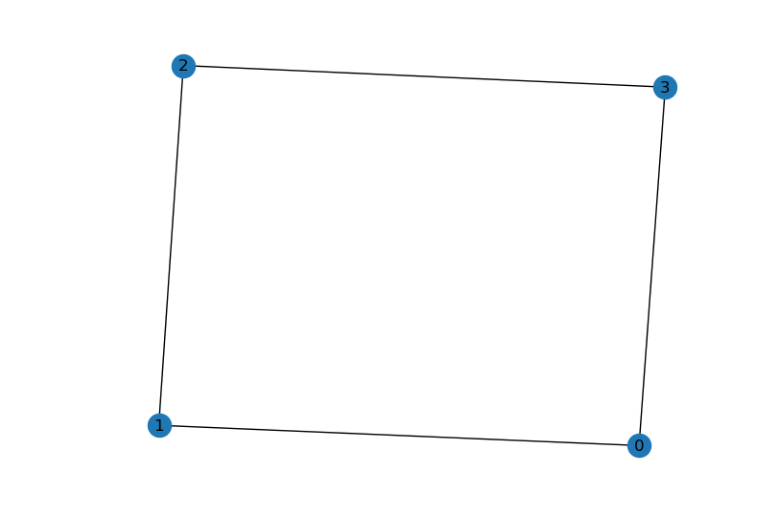
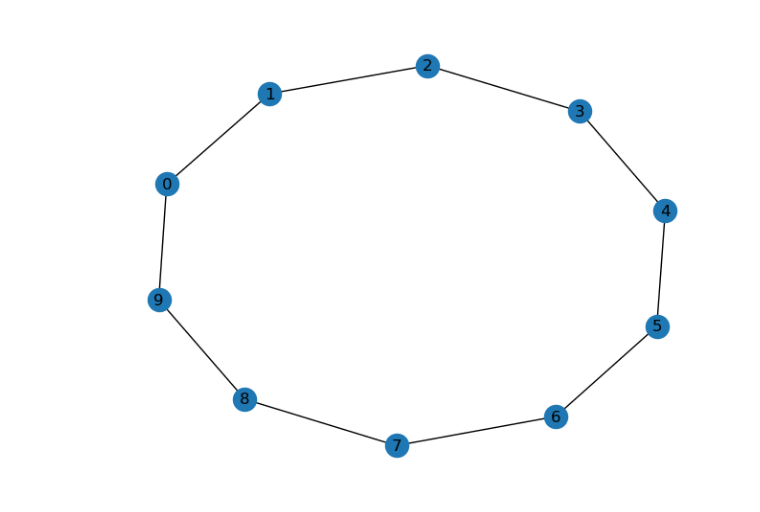
Before and after one commit to Nathaniel-Puckett/Personal-Projects, a Jupyter notebook: (7-21-25) Graph State Generation [UNFINISHED].ipynb, the cells around one changed output. Saved outputs shown, nothing was run; the diff lists cells and outputs as text; code cells hidden in the pictures.

Commit message:
Fixed many issues with Graph State Generation

```diff
--- a/(7-21-25) Graph State Generation [UNFINISHED].ipynb
+++ b/(7-21-25) Graph State Generation [UNFINISHED].ipynb
@@ -1,16 +1,18 @@
 # %%
 import networkx as nx
 import numpy as np
 import matplotlib.pyplot as plt
 
 graph_state = nx.Graph()
-graph_state.add_nodes_from([0, 1, 2, 3])
-#graph_state.add_edges_from([[0, 1], [0, 3], [1, 2], [2, 4], [3, 4]])
+graph_state.add_nodes_from(list(range(10)))
 #graph_state.add_edges_from([(0, 2), (0, 3), (1, 2), (1, 3)])
-graph_state.add_edges_from([(0, 1), (0, 3), (2, 1), (2, 3)])
+#graph_state.add_edges_from([(0, 1), (0, 3), (2, 1), (2, 3)])
+#graph_state.add_edges_from([[0, 1], [1, 2], [2, 3], [3, 4], [4, 5], [5, 0]])
+#graph_state.add_edges_from([[0, 1], [1, 5], [5, 3], [3, 4], [4, 2], [2, 0]])
+graph_state.add_edges_from([[0, 1], [1, 2], [2, 3], [3, 4], [4, 5], [5, 6], [6, 7], [7, 8], [8, 9], [9, 0]])
 
 nx.draw(graph_state, with_labels=True)
 # %% [output]
-[figure, old version]
+[figure, new version]
 # %%
 class Algorithm:
```
Also changed, not shown: parts of 1 cell of this notebook.
